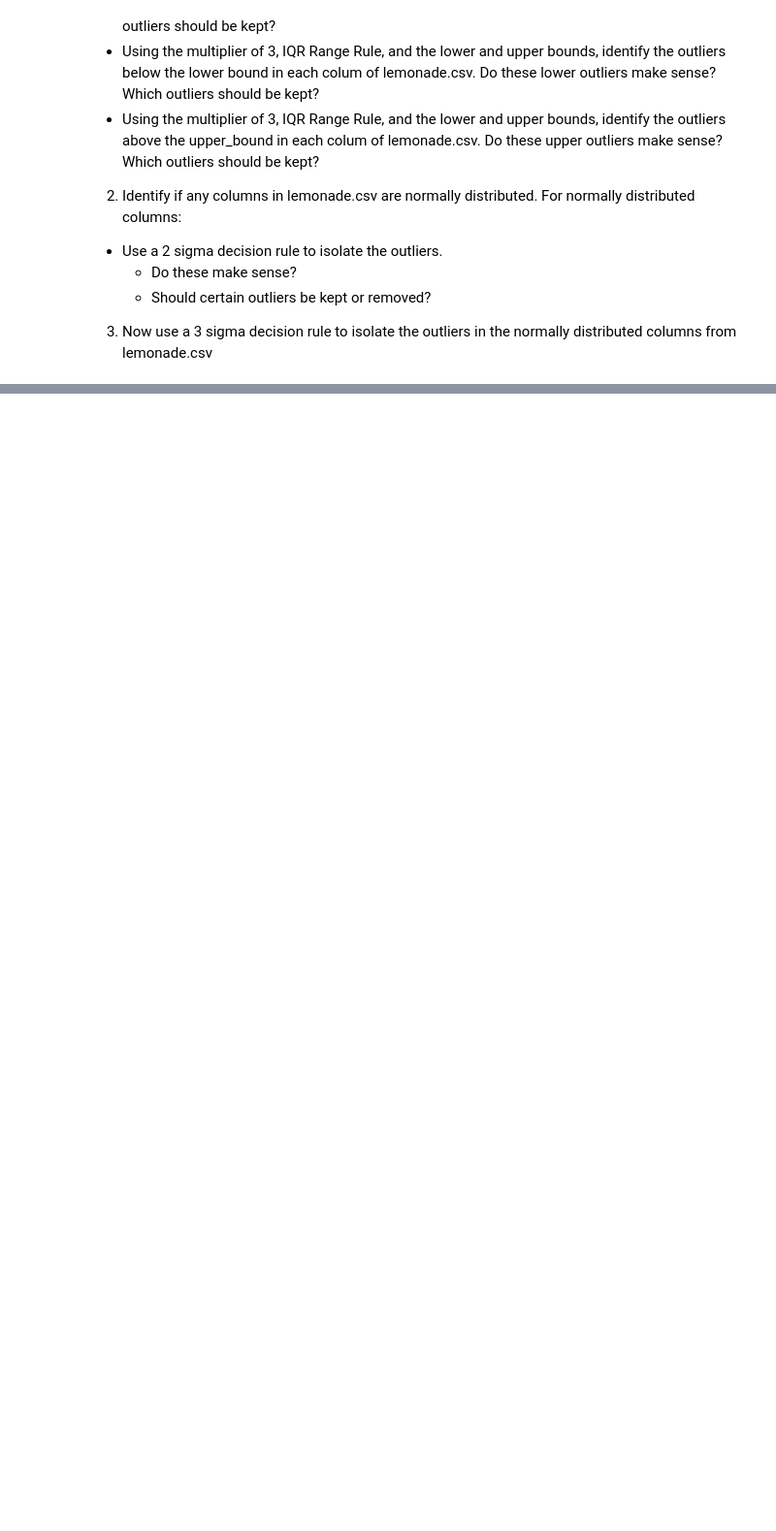
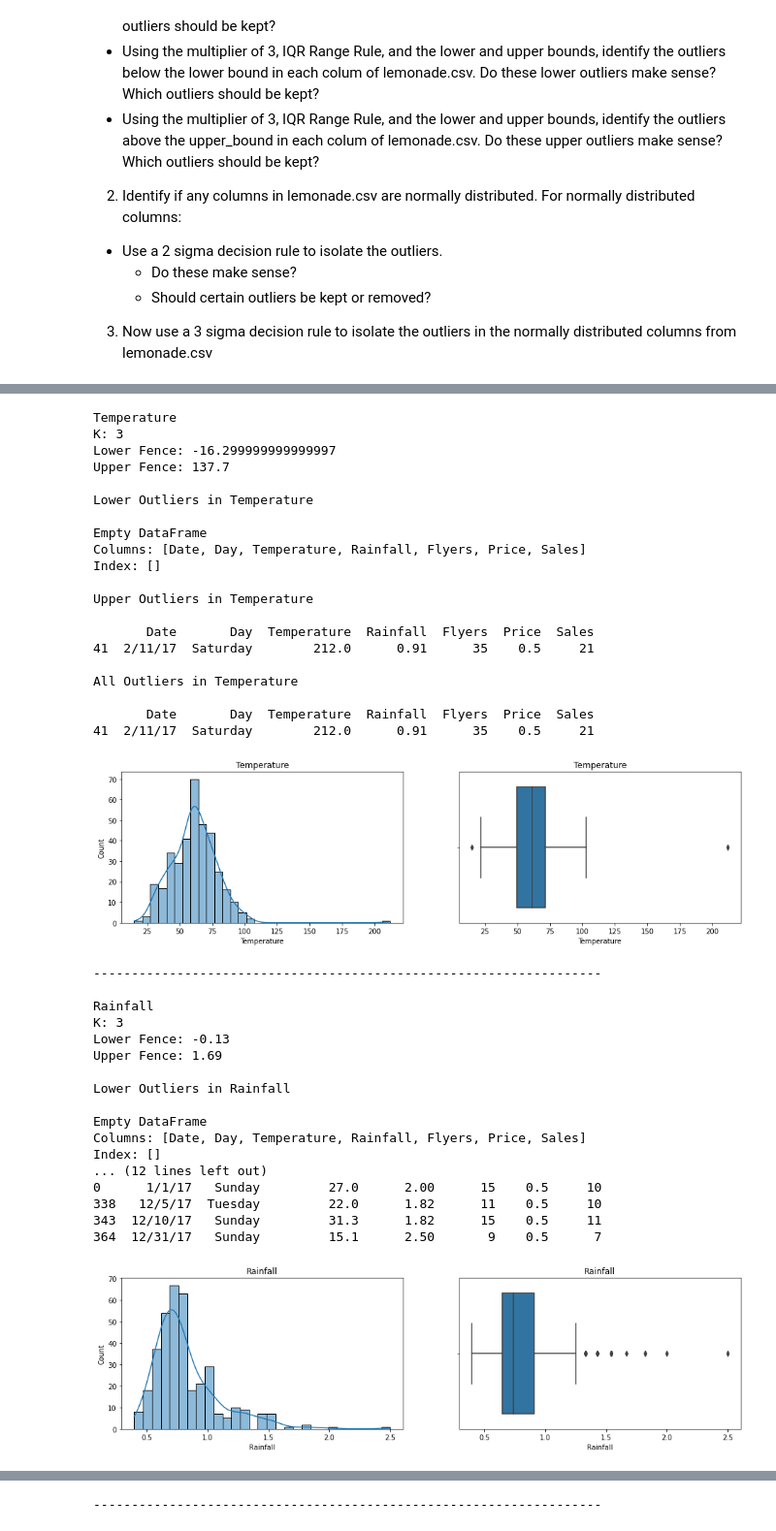
Before and after one commit to LinhQuach13/anomaly-detection-exercises, a Jupyter notebook: continuous_probabilistic_methods.ipynb, the cells around one changed output, grey strips where cells are left out. Shown: that part at 97% size. Saved outputs shown, nothing was run; the diff lists cells and outputs as text; code cells hidden in the pictures; blank space fills up the shorter version.

```diff
--- a/continuous_probabilistic_methods.ipynb
+++ b/continuous_probabilistic_methods.ipynb
@@ -19,0 +232,43 @@
+# %%
+#Using 3 as multiplier
+get_low_and_up_bounds_df(lemonade_df, k=3)
+# %% [output]
+Temperature
+K: 3
+Lower Fence: -16.299999999999997
+Upper Fence: 137.7
+
+Lower Outliers in Temperature
+
+Empty DataFrame
+Columns: [Date, Day, Temperature, Rainfall, Flyers, Price, Sales]
+Index: []
+
+Upper Outliers in Temperature
+
+       Date       Day  Temperature  Rainfall  Flyers  Price  Sales
+41  2/11/17  Saturday        212.0      0.91      35    0.5     21
+
+All Outliers in Temperature
+
+       Date       Day  Temperature  Rainfall  Flyers  Price  Sales
+41  2/11/17  Saturday        212.0      0.91      35    0.5     21
+[figure, added]
+-------------------------------------------------------------------
+
+Rainfall
+K: 3
+Lower Fence: -0.13
+Upper Fence: 1.69
+
+Lower Outliers in Rainfall
+
+Empty DataFrame
+Columns: [Date, Day, Temperature, Rainfall, Flyers, Price, Sales]
+Index: []
+... (12 lines left out)
+0      1/1/17   Sunday         27.0      2.00      15    0.5     10
+338   12/5/17  Tuesday         22.0      1.82      11    0.5     10
+343  12/10/17   Sunday         31.3      1.82      15    0.5     11
+364  12/31/17   Sunday         15.1      2.50       9    0.5      7
+[figure, added]
@@ -19,0 +329 @@
+-------------------------------------------------------------------
```
Also changed, not shown: parts of 17 cells of this notebook.
